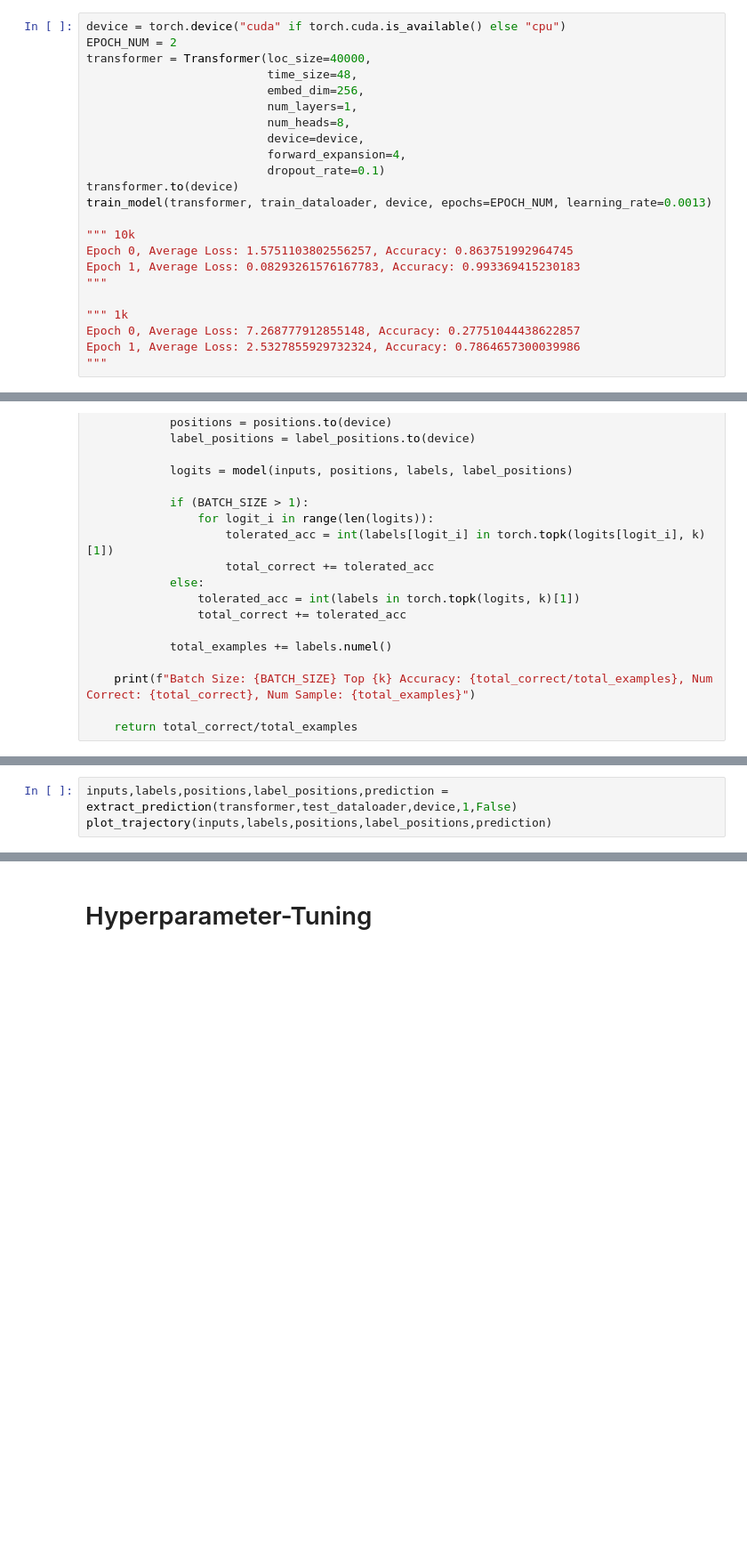
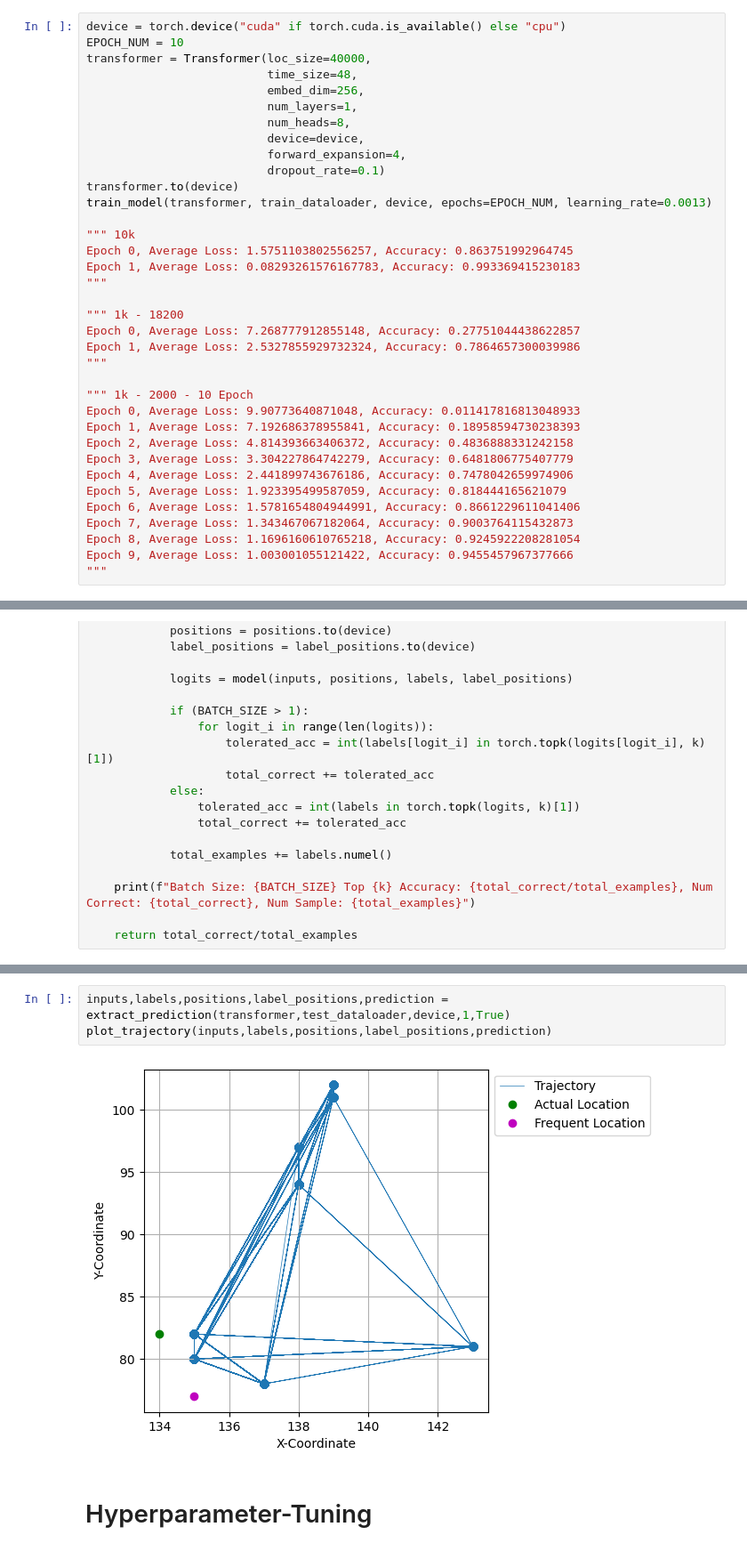
Before and after one commit to ANNIZHENG/MLModel_Eval_with_YJMob100K, a Jupyter notebook: CustomTransformer_with_YJMob100K.ipynb, the cells around one changed output, grey strips where cells are left out. Shown at 89% size. Saved outputs shown, nothing was run; the diff lists cells and outputs as text; blank space fills up the shorter version.

```diff
--- a/CustomTransformer_with_YJMob100K.ipynb
+++ b/CustomTransformer_with_YJMob100K.ipynb
@@ -310,7 +293,7 @@ def train_model(model, dataloader, device, epochs, learning_rate):
         print(f"Epoch {epoch}, Average Loss: {avg_loss}, Accuracy: {accuracy}")
 # %%
 device = torch.device("cuda" if torch.cuda.is_available() else "cpu")
-EPOCH_NUM = 2
+EPOCH_NUM = 10
 transformer = Transformer(loc_size=40000,
                           time_size=48,
                           embed_dim=256,
@@ -327,10 +310,23 @@ Epoch 0, Average Loss: 1.5751103802556257, Accuracy: 0.863751992964745
 Epoch 1, Average Loss: 0.08293261576167783, Accuracy: 0.993369415230183
 """
 
-""" 1k
+""" 1k - 18200
 Epoch 0, Average Loss: 7.268777912855148, Accuracy: 0.27751044438622857
 Epoch 1, Average Loss: 2.5327855929732324, Accuracy: 0.7864657300039986
 """
+
+""" 1k - 2000 - 10 Epoch
+Epoch 0, Average Loss: 9.90773640871048, Accuracy: 0.011417816813048933
+Epoch 1, Average Loss: 7.192686378955841, Accuracy: 0.18958594730238393
+Epoch 2, Average Loss: 4.814393663406372, Accuracy: 0.4836888331242158
+Epoch 3, Average Loss: 3.304227864742279, Accuracy: 0.6481806775407779
+Epoch 4, Average Loss: 2.441899743676186, Accuracy: 0.7478042659974906
+Epoch 5, Average Loss: 1.923395499587059, Accuracy: 0.818444165621079
+Epoch 6, Average Loss: 1.5781654804944991, Accuracy: 0.8661229611041406
+Epoch 7, Average Loss: 1.343467067182064, Accuracy: 0.9003764115432873
+Epoch 8, Average Loss: 1.1696160610765218, Accuracy: 0.9245922208281054
+Epoch 9, Average Loss: 1.003001055121422, Accuracy: 0.9455457967377666
+"""
 # %% [markdown]
 # Inference
 # %%
@@ -467,3 +375,0 @@ def plot_trajectory(inputs, labels, positions, label_positions, prediction, disp
-# %%
-inputs,labels,positions,label_positions,prediction = extract_prediction(transformer,test_dataloader,device,1,False)
-plot_trajectory(inputs,labels,positions,label_positions,prediction)
@@ -472,3 +467,8 @@ plot_trajectory(inputs,labels,positions,label_positions,prediction)
+# %%
+inputs,labels,positions,label_positions,prediction = extract_prediction(transformer,test_dataloader,device,1,True)
+plot_trajectory(inputs,labels,positions,label_positions,prediction)
+# %% [output]
+[figure, added]
 # %% [markdown]
 # Hyperparameter-Tuning
 # %%
```
Also changed, not shown: parts of 13 cells of this notebook, 2 other files.
